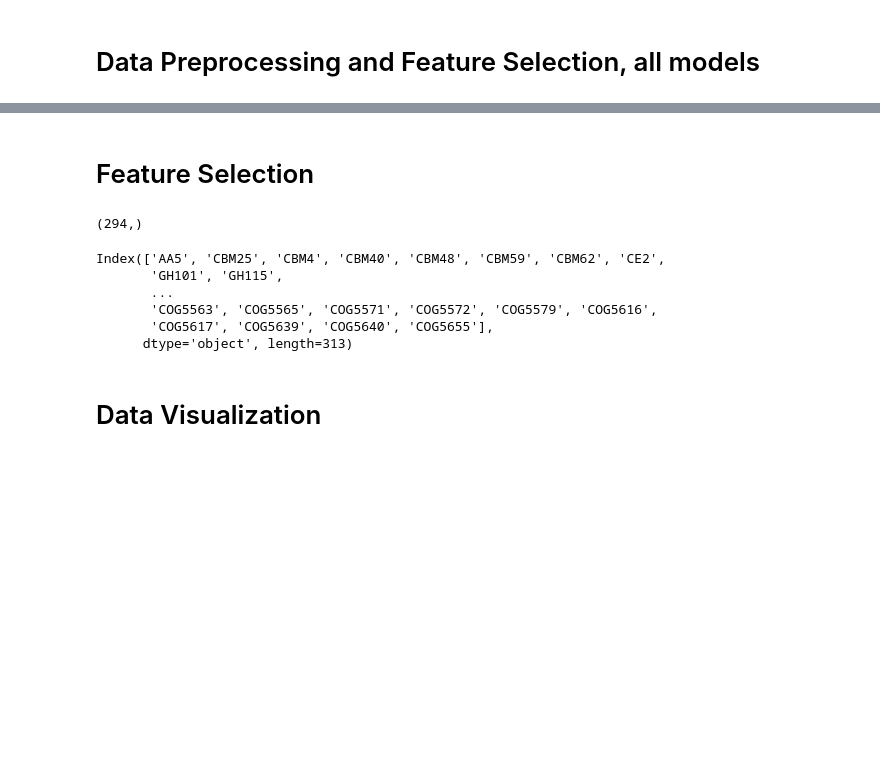
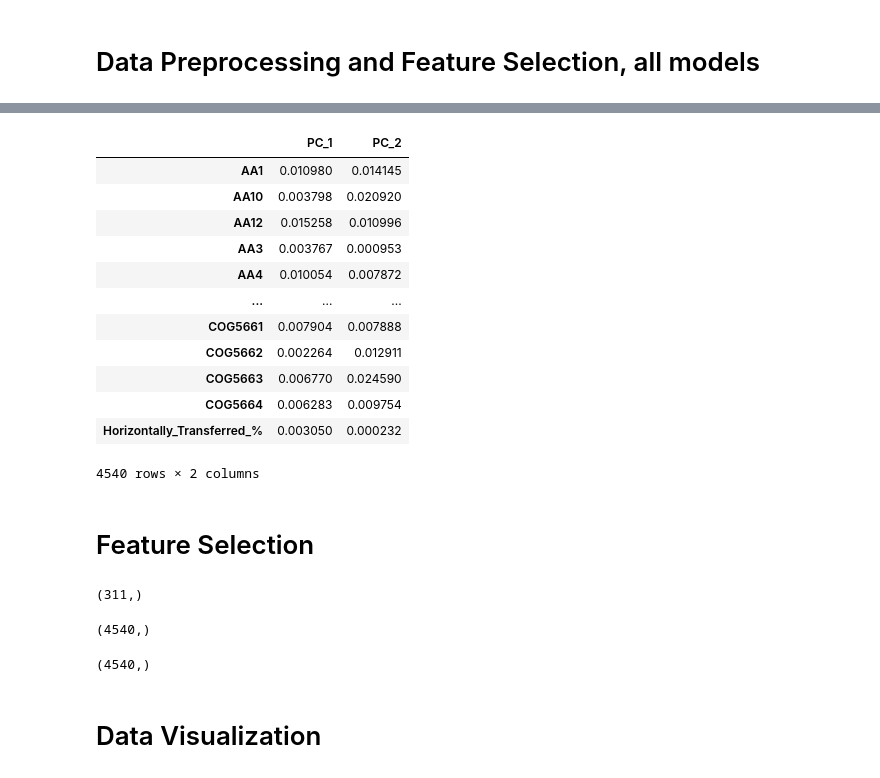
Before and after one commit to ajlukasiewicz/Team_9_MacLearn, a Jupyter notebook: Sarah_Classification.ipynb, the cells around one changed output, grey strips where cells are left out. Drawn from its saved outputs; the diff is of its cells as text; code cells hidden in the pictures; blank space fills up the shorter version.

```diff
--- a/Sarah_Classification.ipynb
+++ b/Sarah_Classification.ipynb
@@ -88,3 +147,21 @@ X_train, X_test, y_train, y_test = train_test_split(X, y, test_size=0.33, strati
+# %%
+dataset_pca_t = dataset_pca.transpose()
+# %%
+dataset_pca_t
+# %% [output]
+|  | PC_1 | PC_2 |
+| AA1 | 0.010980 | 0.014145 |
+| AA10 | 0.003798 | 0.020920 |
+| AA12 | 0.015258 | 0.010996 |
+| AA3 | 0.003767 | 0.000953 |
+| AA4 | 0.010054 | 0.007872 |
+| ... | ... | ... |
+| COG5661 | 0.007904 | 0.007888 |
+| COG5662 | 0.002264 | 0.012911 |
+| COG5663 | 0.006770 | 0.024590 |
+| COG5664 | 0.006283 | 0.009754 |
+| Horizontally_Transferred_% | 0.003050 | 0.000232 |
+4540 rows × 2 columns
 # %% [markdown]
 # Feature Selection
 # %%
@@ -106,17 +185,19 @@ X_train = X_train[imp_features]
 X_test = X_test[imp_features]
 X = X[imp_features]
 # %%
-imp_features.shape
+imp_features.to_csv('logistic_regression_features.csv', index=True, header=False)
-# %% [output]
-(294,)
 # %%
+imp_features.shape
 # %% [output]
-Index(['AA5', 'CBM25', 'CBM4', 'CBM40', 'CBM48', 'CBM59', 'CBM62', 'CE2',
-       'GH101', 'GH115',
-       ...
-       'COG5563', 'COG5565', 'COG5571', 'COG5572', 'COG5579', 'COG5616',
-       'COG5617', 'COG5639', 'COG5640', 'COG5655'],
-      dtype='object', length=313)
+(311,)
+# %%
+coef.shape
+# %% [output]
+(4540,)
+# %%
+features.shape
+# %% [output]
+(4540,)
 # %% [markdown]
 # Data Visualization
 # %%
```
Also changed, not shown: parts of 18 cells of this notebook.
